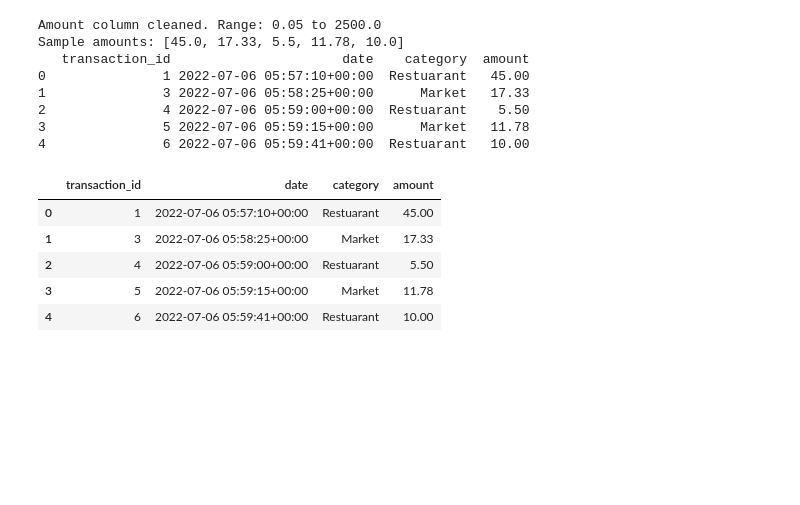
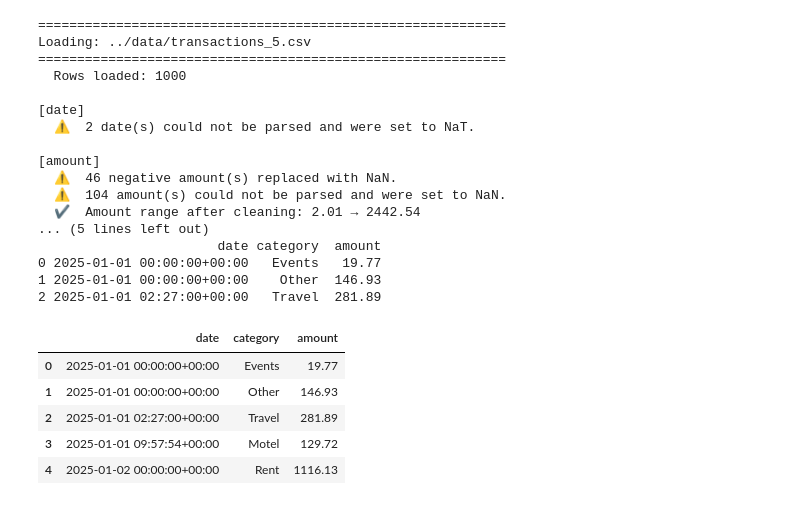
Before and after one commit to saqibraza0902/expense_predictor, a Jupyter notebook: notebooks/analysis.ipynb, the cells around one changed output. Drawn from its saved outputs; the diff is of its cells as text; code cells hidden in the pictures; blank space fills up the shorter version.

```diff
--- a/notebooks/analysis.ipynb
+++ b/notebooks/analysis.ipynb
@@ -13,24 +8,33 @@ from expense_predictor.predictor import predict_next
 from expense_predictor.visualizer import plot_moving_average
 # %%
 # Adjust path relative to notebook location
-df = load_data("../data/transactions.csv")
+df = load_data("../data/transactions_5.csv")
 
 df.head()
 # %% [output]
-Amount column cleaned. Range: 0.05 to 2500.0
-Sample amounts: [45.0, 17.33, 5.5, 11.78, 10.0]
-   transaction_id                      date    category  amount
-0               1 2022-07-06 05:57:10+00:00  Restuarant   45.00
-1               3 2022-07-06 05:58:25+00:00      Market   17.33
-2               4 2022-07-06 05:59:00+00:00  Restuarant    5.50
-3               5 2022-07-06 05:59:15+00:00      Market   11.78
-4               6 2022-07-06 05:59:41+00:00  Restuarant   10.00
+============================================================
+Loading: ../data/transactions_5.csv
+============================================================
+  Rows loaded: 1000
+
+[date]
+  ⚠  2 date(s) could not be parsed and were set to NaT.
+
+[amount]
+  ⚠  46 negative amount(s) replaced with NaN.
+  ⚠  104 amount(s) could not be parsed and were set to NaN.
+  ✔  Amount range after cleaning: 2.01 → 2442.54
+... (5 lines left out)
+                       date category  amount
+0 2025-01-01 00:00:00+00:00   Events   19.77
+1 2025-01-01 00:00:00+00:00    Other  146.93
+2 2025-01-01 02:27:00+00:00   Travel  281.89
-|  | transaction_id | date | category | amount |
-| 0 | 1 | 2022-07-06 05:57:10+00:00 | Restuarant | 45.00 |
-| 1 | 3 | 2022-07-06 05:58:25+00:00 | Market | 17.33 |
-| 2 | 4 | 2022-07-06 05:59:00+00:00 | Restuarant | 5.50 |
-| 3 | 5 | 2022-07-06 05:59:15+00:00 | Market | 11.78 |
-| 4 | 6 | 2022-07-06 05:59:41+00:00 | Restuarant | 10.00 |
+|  | date | category | amount |
+| 0 | 2025-01-01 00:00:00+00:00 | Events | 19.77 |
+| 1 | 2025-01-01 00:00:00+00:00 | Other | 146.93 |
+| 2 | 2025-01-01 02:27:00+00:00 | Travel | 281.89 |
+| 3 | 2025-01-01 09:57:54+00:00 | Motel | 129.72 |
+| 4 | 2025-01-02 00:00:00+00:00 | Rent | 1116.13 |
 # %%
 monthly_totals = compute_monthly_totals(df)
 
```
Also changed, not shown: parts of 7 cells of this notebook, 7 other files.
